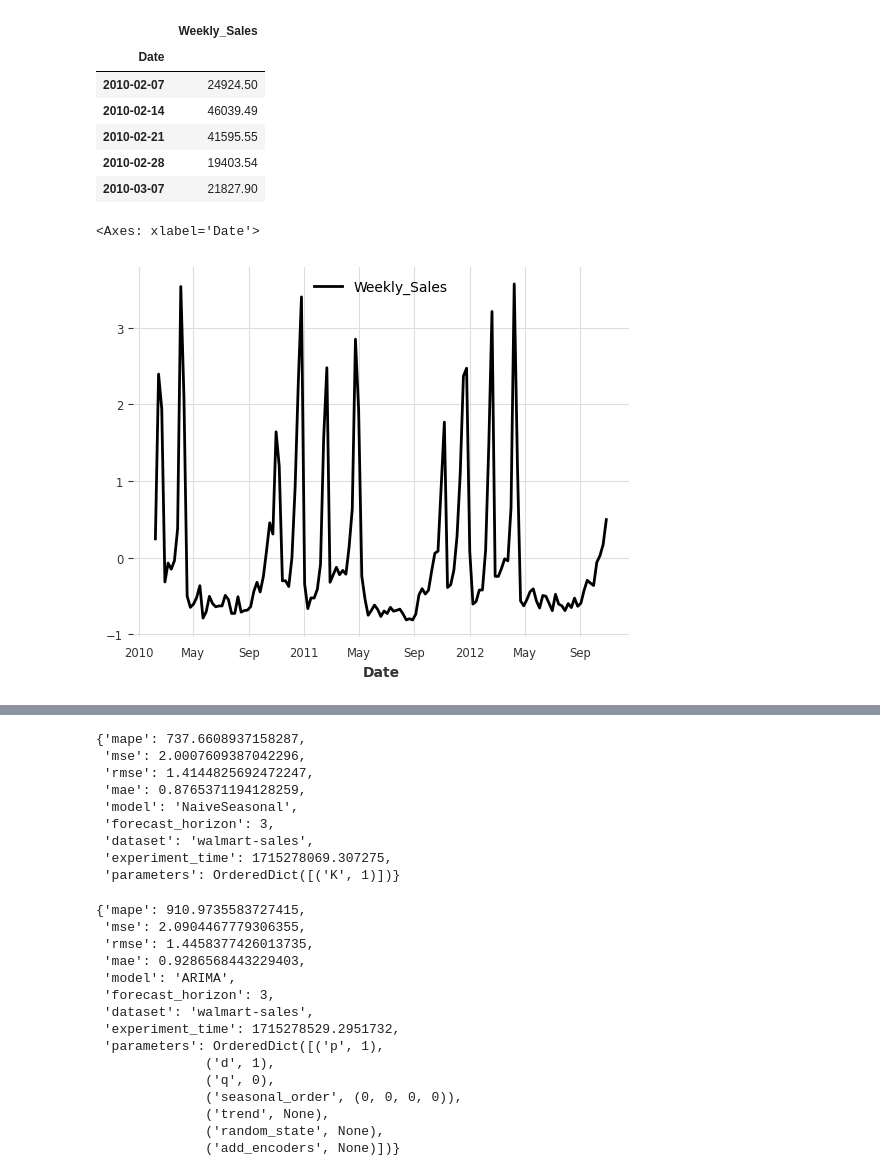
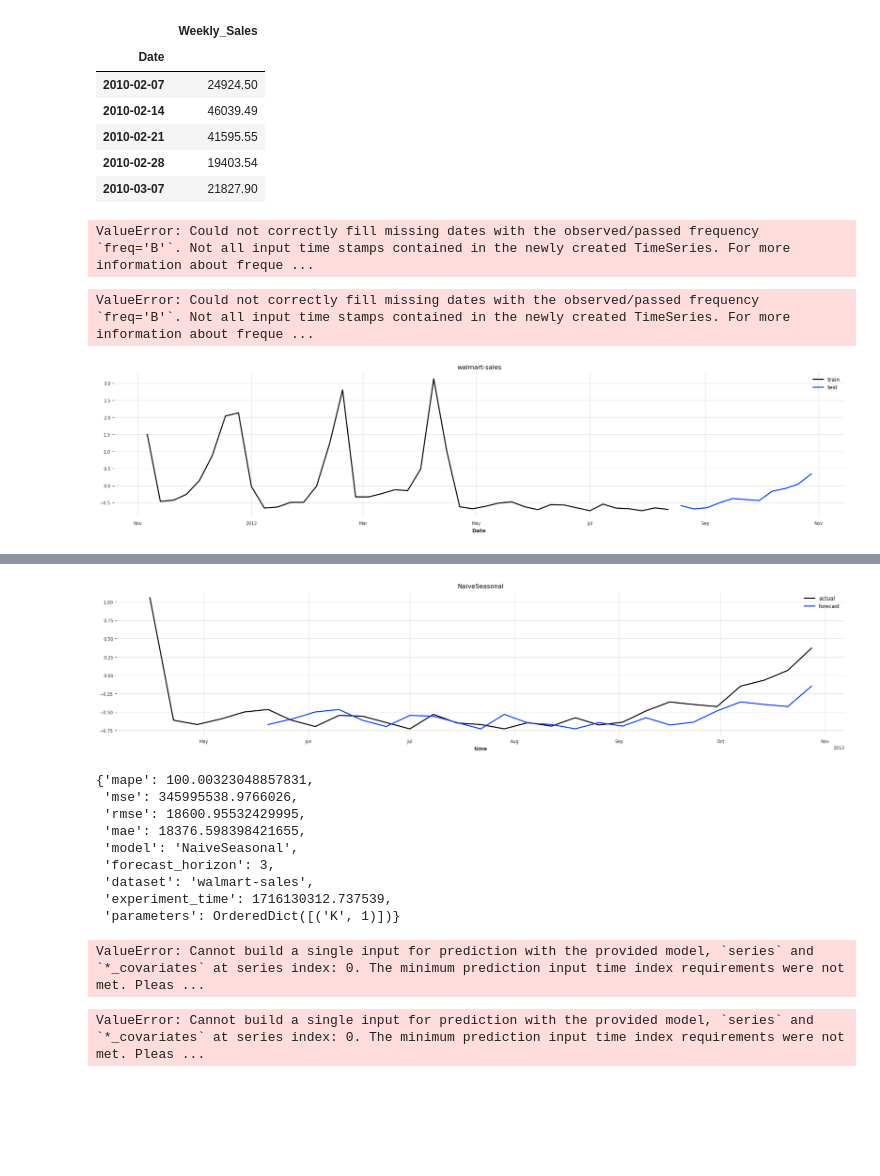
Before and after one commit to kosmydel/stock-timeseries-prediction, a Jupyter notebook: walmart-sales.ipynb, the cells around one changed output, grey strips where cells are left out. Cells and saved outputs as stored; diff of their text form; code cells hidden in the pictures; blank space fills up the shorter version.

```diff
--- a/walmart-sales.ipynb
+++ b/walmart-sales.ipynb
@@ -34,23 +38,21 @@ from darts.dataprocessing.transformers.scaler import Scaler
 from sklearn.preprocessing import StandardScaler
 
 def get_series_from_dataframe(dataframe):
-    s = TimeSeries.from_dataframe(dataframe, freq='W', fill_missing_dates=True)
-    # s = s.slice_n_points_before(s.end_time(), TRAIN_DAYS*24*60)
-    # s = s.resample('1week', method='pad')
-
-    scaler = StandardScaler()
-    transformer = Scaler(scaler)
-
-    result = transformer.fit_transform(s)
+    result = TimeSeries.from_dataframe(dataframe, freq='W', fill_missing_dates=True)
+    split_point = result.end_time() - timedelta(weeks=52)
+    result = result.drop_before(split_point)
 
     return result
 
 series = get_series_from_dataframe(df)
+# %% [output]
+ValueError: Could not correctly fill missing dates with the observed/passed frequency `freq='B'`. Not all input time stamps contained in the newly created TimeSeries. For more information about freque ...
+ValueError: Could not correctly fill missing dates with the observed/passed frequency `freq='B'`. Not all input time stamps contained in the newly created TimeSeries. For more information about freque ...
-# %%
-series['Weekly_Sales'].plot()
-# (series['IsHoliday'] * series['Weekly_Sales'].max()).plot()
-# %% [output]
-<Axes: xlabel='Date'>
-[figure, removed]
 # %%
 dataset = Dataset(series, 'walmart-sales')
+dataset.plot_train_test()
+
+print(dataset.train.time_index[-1])
+print(dataset.test.time_index[0])
+# %% [output]
+[figure, added]
@@ -63,14 +67,15 @@ experiment1 = TimeseriesExperiment(model, dataset, retrain=True)
 
 experiment1.run()
 # %% [output]
+[figure, added]
-{'mape': 737.6608937158287,
- 'mse': 2.0007609387042296,
- 'rmse': 1.4144825692472247,
- 'mae': 0.8765371194128259,
+{'mape': 100.00323048857831,
+ 'mse': 345995538.9766026,
+ 'rmse': 18600.95532429995,
+ 'mae': 18376.598398421655,
  'model': 'NaiveSeasonal',
  'forecast_horizon': 3,
  'dataset': 'walmart-sales',
- 'experiment_time': 1715278069.307275,
+ 'experiment_time': 1716130312.737539,
  'parameters': OrderedDict([('K', 1)])}
 # %%
 # arima
@@ -86,21 +91,8 @@ experiment2 = TimeseriesExperiment(model, dataset, {
 
 experiment2.run()
 # %% [output]
-{'mape': 910.9735583727415,
- 'mse': 2.0904467779306355,
- 'rmse': 1.4458377426013735,
- 'mae': 0.9286568443229403,
- 'model': 'ARIMA',
- 'forecast_horizon': 3,
- 'dataset': 'walmart-sales',
- 'experiment_time': 1715278529.2951732,
- 'parameters': OrderedDict([('p', 1),
-              ('d', 1),
-              ('q', 0),
-              ('seasonal_order', (0, 0, 0, 0)),
-              ('trend', None),
-              ('random_state', None),
-              ('add_encoders', None)])}
+ValueError: Cannot build a single input for prediction with the provided model, `series` and `*_covariates` at series index: 0. The minimum prediction input time index requirements were not met. Pleas ...
+ValueError: Cannot build a single input for prediction with the provided model, `series` and `*_covariates` at series index: 0. The minimum prediction input time index requirements were not met. Pleas ...
 # %%
 from darts.models import XGBModel
 
```
Also changed, not shown: parts of 8 cells of this notebook, 1 other file.
